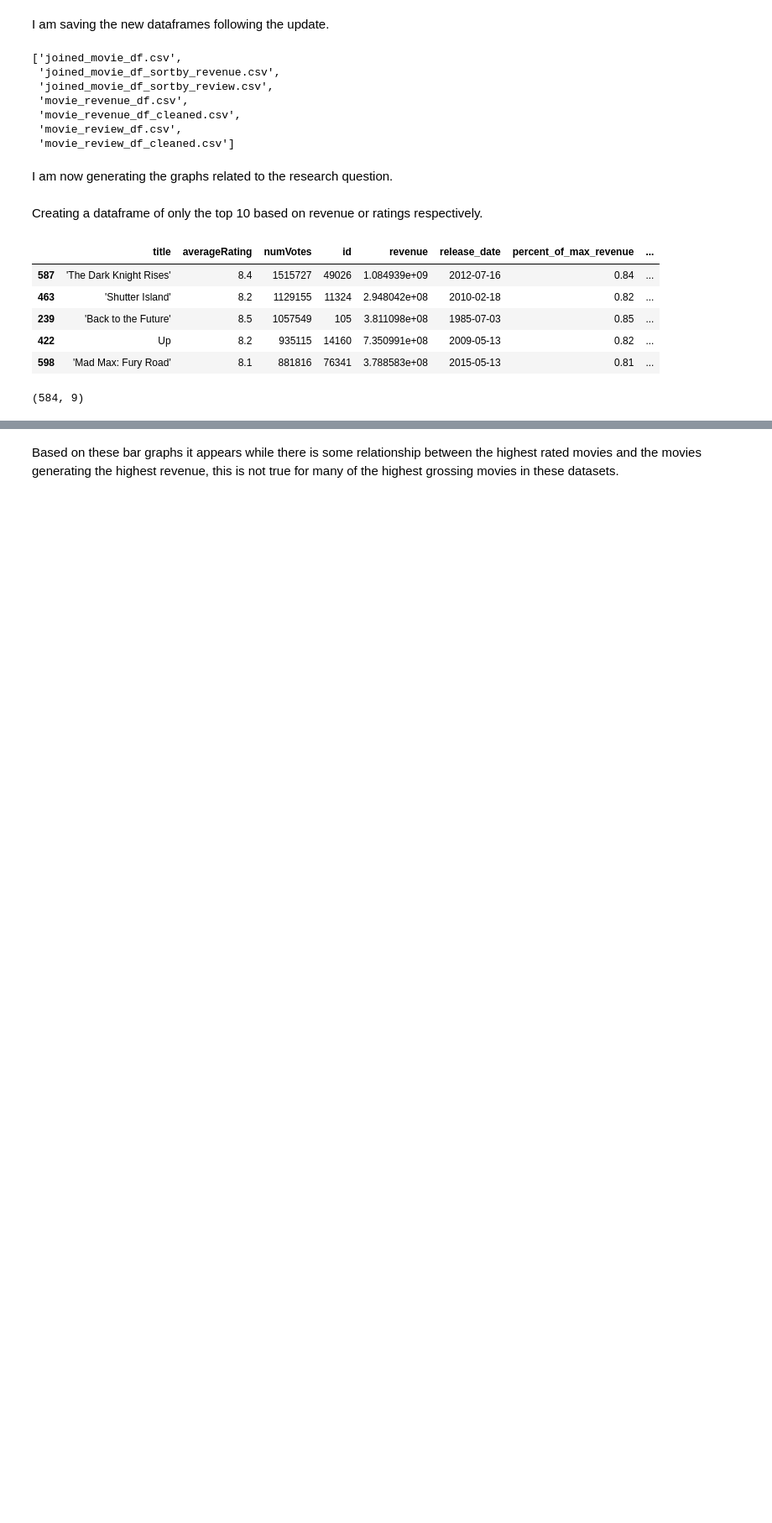
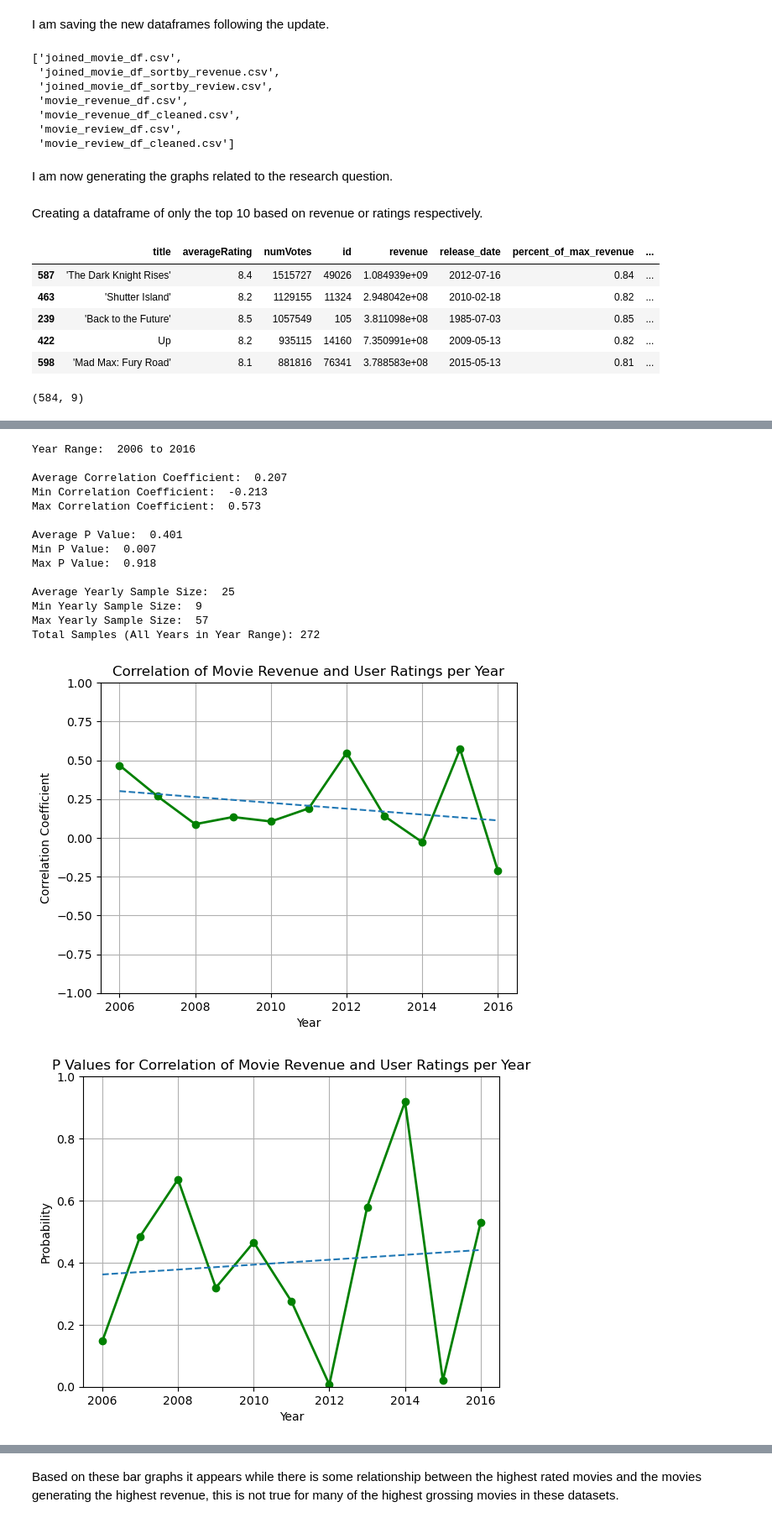
Before and after one commit to KennethExchange/Data-Analytics-Capstone, a Jupyter notebook: D502 Capstone - Popular Movies Make More Money.ipynb, the cells around one changed output, grey strips where cells are left out. Shown at 84% size. Drawn from its saved outputs; the diff is of its cells as text; code cells hidden in the pictures; blank space fills up the shorter version.

```diff
--- a/D502 Capstone - Popular Movies Make More Money.ipynb
+++ b/D502 Capstone - Popular Movies Make More Money.ipynb
@@ -1626,0 +1659,19 @@ Total Samples (All Years in Year Range): 82
+# %%
+get_corr_coef_data_year_range(2006, 2017)
+# %% [output]
+Year Range:  2006 to 2016
+
+Average Correlation Coefficient:  0.207
+Min Correlation Coefficient:  -0.213
+Max Correlation Coefficient:  0.573
+
+Average P Value:  0.401
+Min P Value:  0.007
+Max P Value:  0.918
+
+Average Yearly Sample Size:  25
+Min Yearly Sample Size:  9
+Max Yearly Sample Size:  57
+Total Samples (All Years in Year Range): 272
+[figure, added]
+[figure, added]
```
Also changed, not shown: parts of 61 cells of this notebook, 1 other file.
